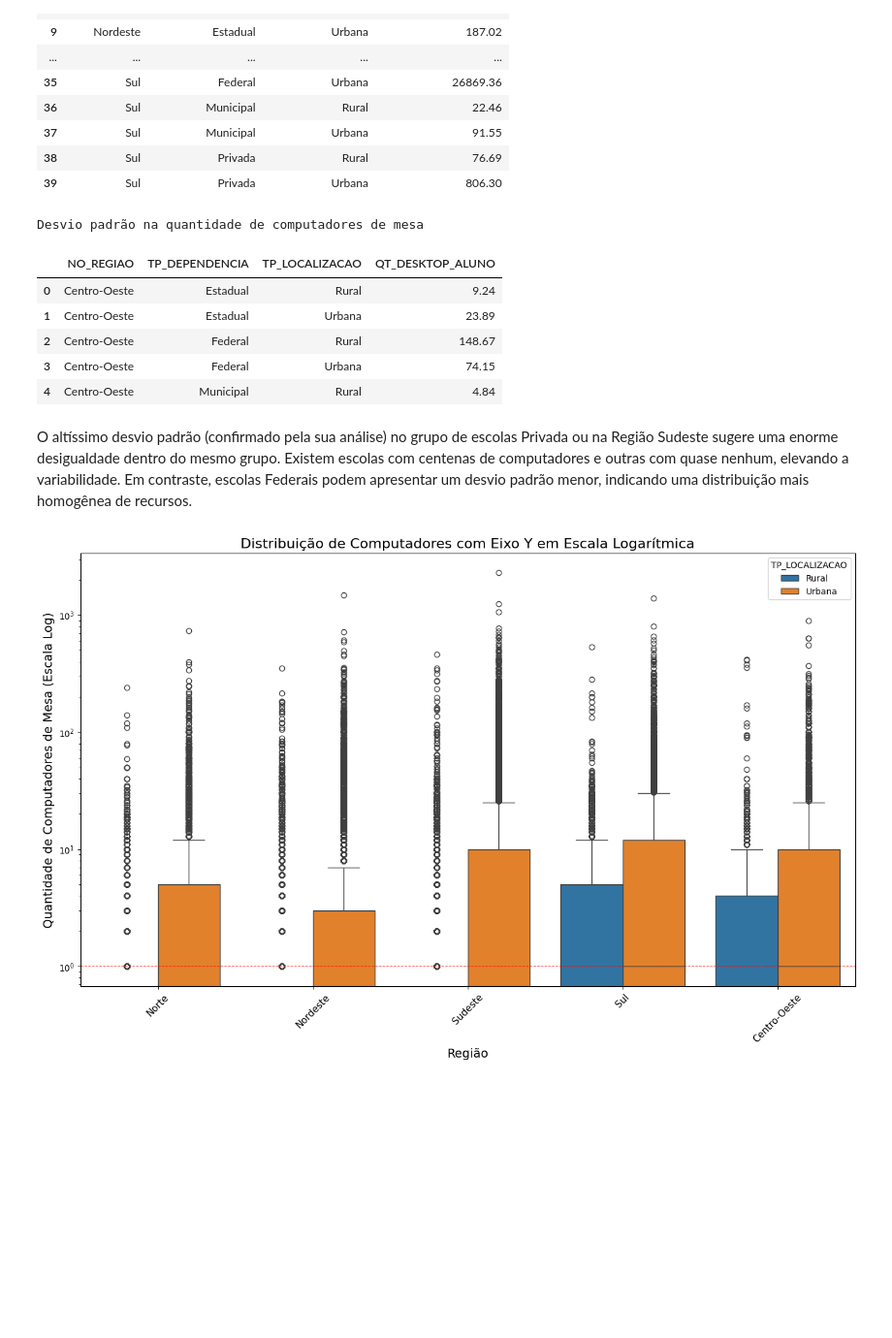
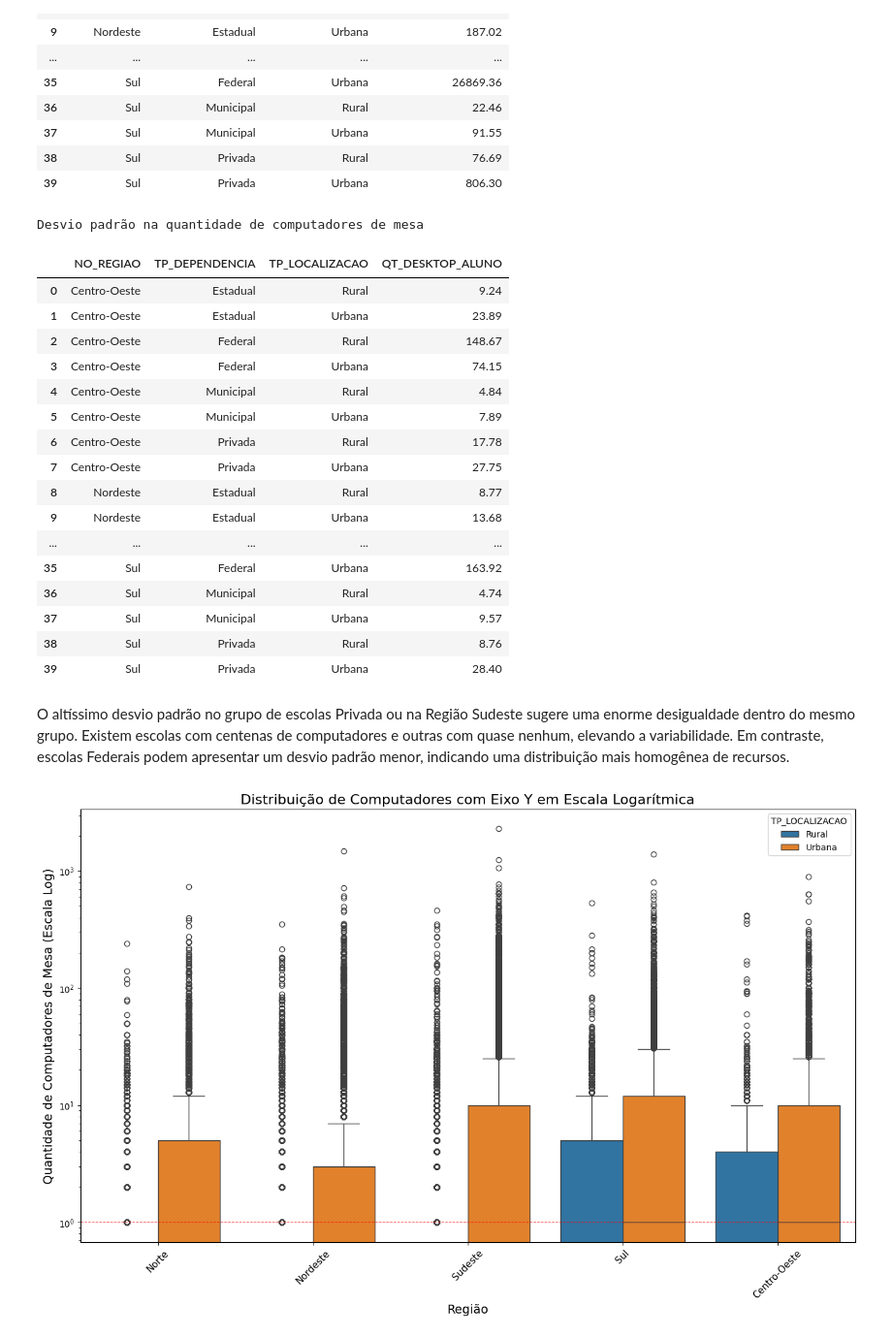
Before and after one commit to laysfreitas/TJGO_CienciaDeDados, a Jupyter notebook: Análise de Dados/Censo Escolar 2024/Dados_Censo_Escolar_2024_Exercício_4.ipynb, the cells around one changed output. Shown: that part at 97% size. Saved outputs shown, nothing was run; the diff lists cells and outputs as text; code cells hidden in the pictures; blank space fills up the shorter version.

```diff
--- a/Análise de Dados/Censo Escolar 2024/Dados_Censo_Escolar_2024_Exercício_4.ipynb
+++ b/Análise de Dados/Censo Escolar 2024/Dados_Censo_Escolar_2024_Exercício_4.ipynb
@@ -312,19 +319,30 @@ Variância na quantidade de computadores de mesa
 # %%
 # Desvio padrão na quantidade de computadores de mesa
 desvio_padrao = df_infra_tec.groupby(['NO_REGIAO', 'TP_DEPENDENCIA', 'TP_LOCALIZACAO'])['QT_DESKTOP_ALUNO'].std().reset_index()
 desvio_padrao = desvio_padrao.round(2)
 print("\nDesvio padrão na quantidade de computadores de mesa")
-display(desvio_padrao.head())
+display(desvio_padrao)
 # %% [output]
 Desvio padrão na quantidade de computadores de mesa
 |  | NO_REGIAO | TP_DEPENDENCIA | TP_LOCALIZACAO | QT_DESKTOP_ALUNO |
 | 0 | Centro-Oeste | Estadual | Rural | 9.24 |
 | 1 | Centro-Oeste | Estadual | Urbana | 23.89 |
 | 2 | Centro-Oeste | Federal | Rural | 148.67 |
 | 3 | Centro-Oeste | Federal | Urbana | 74.15 |
 | 4 | Centro-Oeste | Municipal | Rural | 4.84 |
+| 5 | Centro-Oeste | Municipal | Urbana | 7.89 |
+| 6 | Centro-Oeste | Privada | Rural | 17.78 |
+| 7 | Centro-Oeste | Privada | Urbana | 27.75 |
+| 8 | Nordeste | Estadual | Rural | 8.77 |
+| 9 | Nordeste | Estadual | Urbana | 13.68 |
+| ... | ... | ... | ... | ... |
+| 35 | Sul | Federal | Urbana | 163.92 |
+| 36 | Sul | Municipal | Rural | 4.74 |
+| 37 | Sul | Municipal | Urbana | 9.57 |
+| 38 | Sul | Privada | Rural | 8.76 |
+| 39 | Sul | Privada | Urbana | 28.40 |
 # %% [markdown]
-O altíssimo desvio padrão (confirmado pela sua análise) no grupo de escolas Privada ou na Região Sudeste sugere uma enorme desigualdade dentro do mesmo grupo. Existem escolas com centenas de computadores e outras com quase nenhum, elevando a variabilidade. Em contraste, escolas Federais podem apresentar um desvio padrão menor, indicando uma distribuição mais homogênea de recursos.
+O altíssimo desvio padrão no grupo de escolas Privada ou na Região Sudeste sugere uma enorme desigualdade dentro do mesmo grupo. Existem escolas com centenas de computadores e outras com quase nenhum, elevando a variabilidade. Em contraste, escolas Federais podem apresentar um desvio padrão menor, indicando uma distribuição mais homogênea de recursos.
 # %%
 # Gráfico boxplot para comprarar a distribuição da quantidade de computadores de mesa por região e localizacao
 plt.figure(figsize=(16, 9))
```
Also changed, not shown: parts of 4 cells of this notebook, 3 other files.
